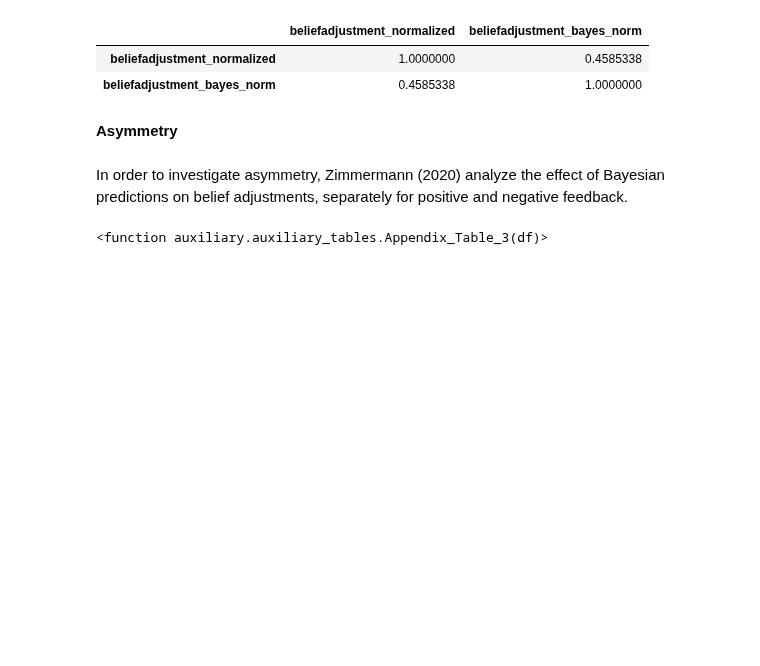
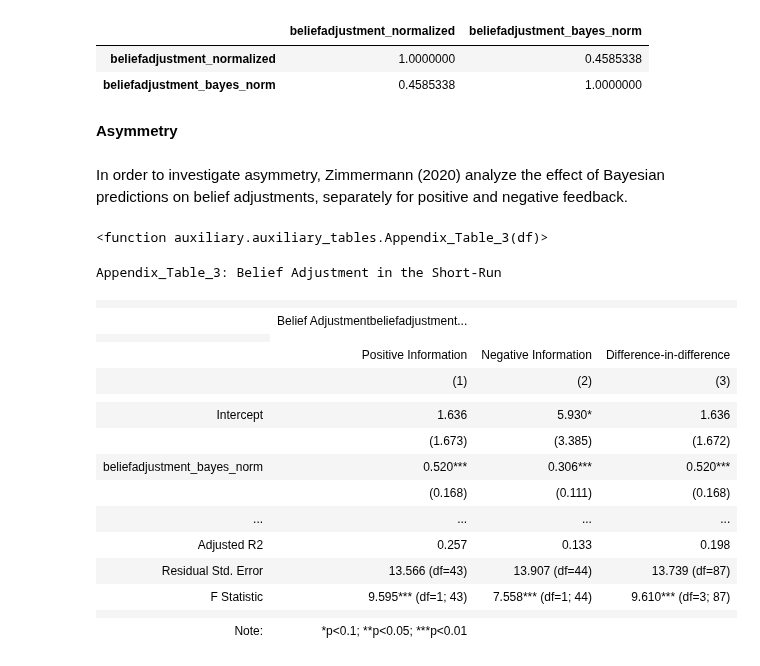
Before and after one commit to aysuavci/ose-data-science-course-project-aysuavci, a Jupyter notebook: project_notebook.ipynb, the cells around one changed output. Drawn from its saved outputs; the diff is of its cells as text; code cells hidden in the pictures; blank space fills up the shorter version.

```diff
--- a/project_notebook.ipynb
+++ b/project_notebook.ipynb
@@ -423,3 +423,40 @@ In order to investigate asymmetry, Zimmermann (2020) analyze the effect of Bayes
 Appendix_Table_3(df) #NEEDS FIX
 # %% [output]
 <function auxiliary.auxiliary_tables.Appendix_Table_3(df)>
+# %%
+df_short_g = pd.DataFrame({"beliefadjustment_normalized": df[df["dummynews_goodbad"] == 0][df[df["dummynews_goodbad"] == 0]['treatgroup'] == 4]['beliefadjustment_normalized'], "beliefadjustment_bayes_norm": df[df["dummynews_goodbad"] == 0][df[df["dummynews_goodbad"] == 0]['treatgroup'] == 4]['beliefadjustment_bayes_norm']})
+model_ols = smf.ols(formula="beliefadjustment_normalized ~ beliefadjustment_bayes_norm", data=df_short_g)
+reg_s_1 = model_ols.fit(cov_type='HC1')
+
+df_short_b = pd.DataFrame({"beliefadjustment_normalized": df[df["dummynews_goodbad"] == 1][df[df["dummynews_goodbad"] == 1]['treatgroup'] == 4]['beliefadjustment_normalized'], "beliefadjustment_bayes_norm": df[df["dummynews_goodbad"] == 1][df[df["dummynews_goodbad"] == 1]['treatgroup'] == 4]['beliefadjustment_bayes_norm']})
+model_ols = smf.ols(formula="beliefadjustment_normalized ~ beliefadjustment_bayes_norm", data=df_short_b)
+reg_s_2 = model_ols.fit(cov_type='HC1')
+
+df["interact_negative_bayes"] = df["beliefadjustment_bayes_norm"]*df["dummynews_goodbad"]
+
+model_ols = smf.ols(formula= "beliefadjustment_normalized ~ beliefadjustment_bayes_norm + dummynews_goodbad + interact_negative_bayes", data=df[df['treatgroup'] == 4])
+reg_s_3 = model_ols.fit(cov_type='HC1')
+
+Appendix_Table_3 = Stargazer([reg_s_1, reg_s_2, reg_s_3])
+Appendix_Table_3.title('Appendix_Table_3: Belief Adjustment in the Short-Run')
+Appendix_Table_3.dependent_variable_name('Belief Adjustment')
+Appendix_Table_3.custom_columns(['Positive Information', 'Negative Information', 'Difference-in-difference'], [1,1,1])
+Appendix_Table_3
+# %% [output]
+Appendix_Table_3: Belief Adjustment in the Short-Run
+|  |  |  |  |
+|  | Belief Adjustmentbeliefadjustment... |  |  |
+|  |
+|  | Positive Information | Negative Information | Difference-in-difference |
+|  | (1) | (2) | (3) |
+|  |  |  |  |
+| Intercept | 1.636 | 5.930* | 1.636 |
+|  | (1.673) | (3.385) | (1.672) |
+| beliefadjustment_bayes_norm | 0.520*** | 0.306*** | 0.520*** |
+|  | (0.168) | (0.111) | (0.168) |
+| ... | ... | ... | ... |
+| Adjusted R2 | 0.257 | 0.133 | 0.198 |
+| Residual Std. Error | 13.566 (df=43) | 13.907 (df=44) | 13.739 (df=87) |
+| F Statistic | 9.595*** (df=1; 43) | 7.558*** (df=1; 44) | 9.610*** (df=3; 87) |
+|  |  |  |  |
+| Note: | *p<0.1; **p<0.05; ***p<0.01 |  |  |
```
Also changed, not shown: parts of 9 cells of this notebook.
